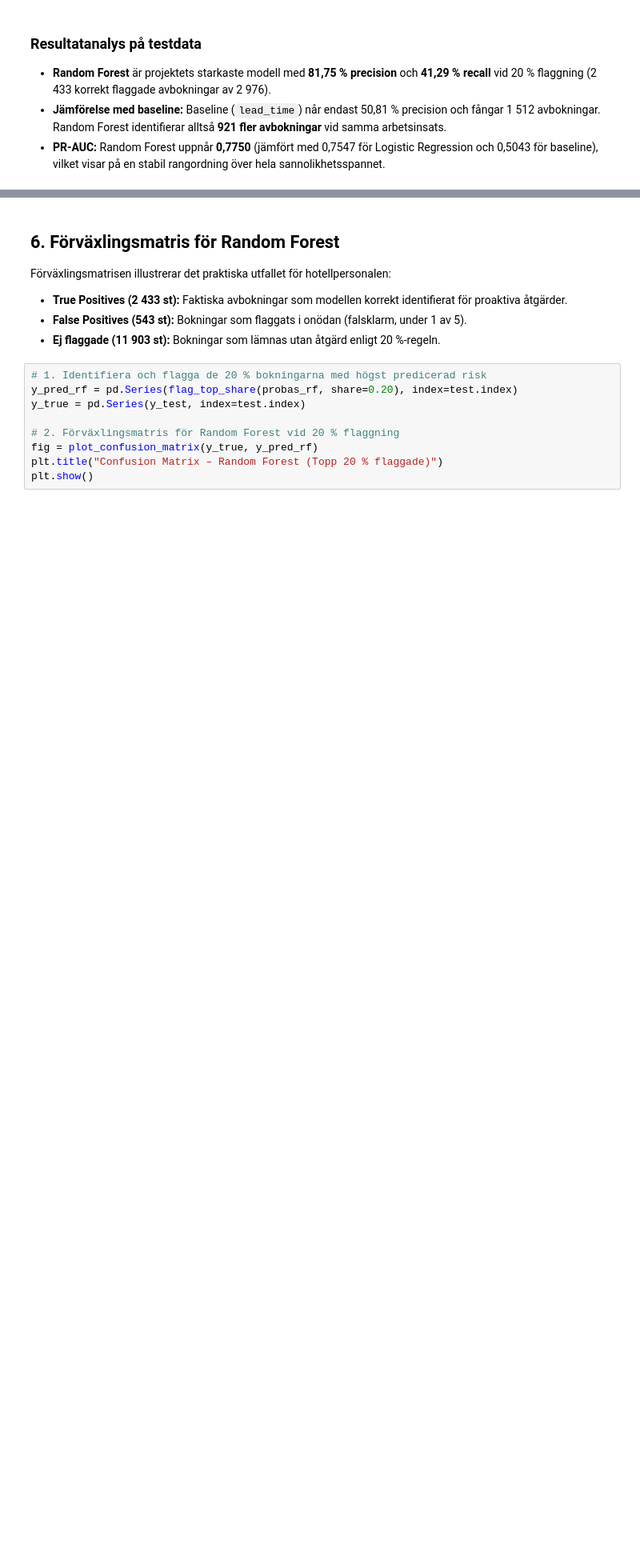
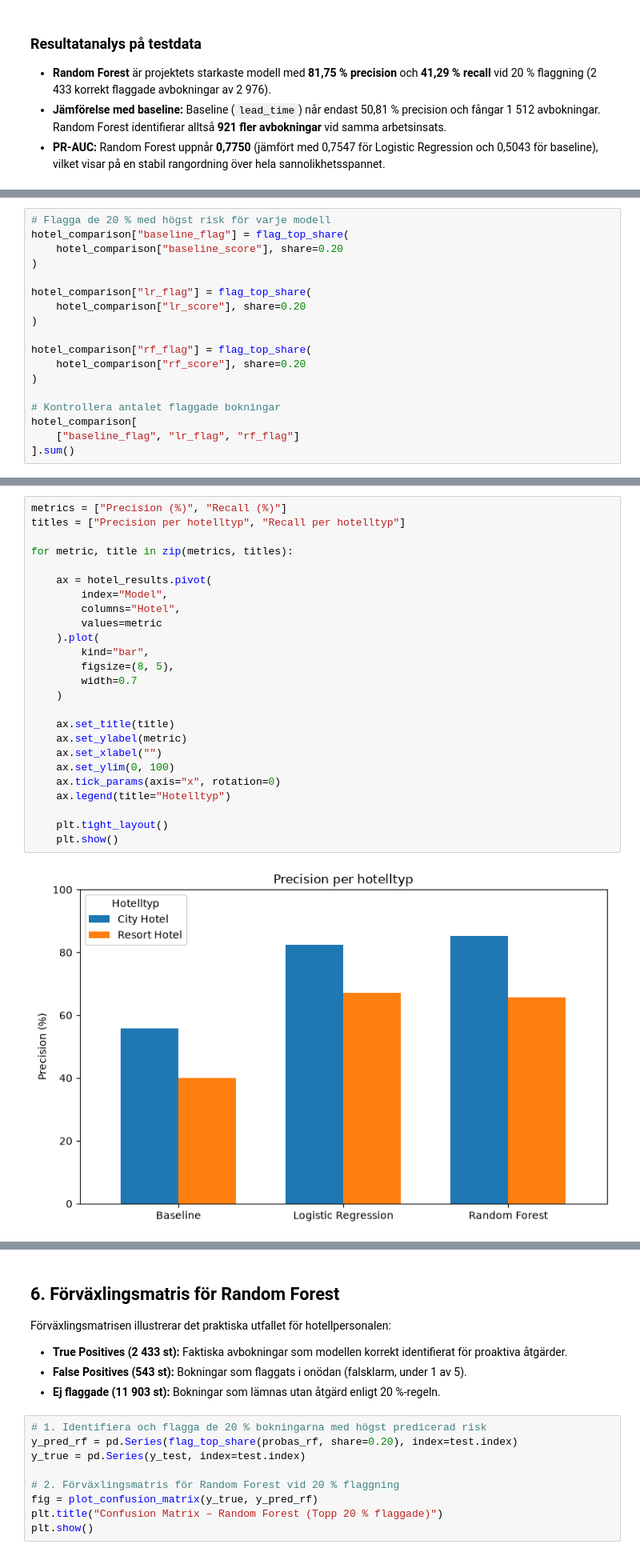
Before and after one commit to Shara-Hysen/data-science-group-project, a Jupyter notebook: notebooks/02_demonstration.ipynb, the cells around one changed output, grey strips where cells are left out. Shown at 80% size. Saved outputs shown, nothing was run; the diff lists cells and outputs as text; blank space fills up the shorter version.

Commit message:
Lägg till hotelljämförelse i demonstrationsnotebooken

```diff
--- a/notebooks/02_demonstration.ipynb
+++ b/notebooks/02_demonstration.ipynb
@@ -175,0 +210,18 @@ plot_pr_curve(y_test, test_predictions)
+# %%
+# Flagga de 20 % med högst risk för varje modell
+hotel_comparison["baseline_flag"] = flag_top_share(
+    hotel_comparison["baseline_score"], share=0.20
+)
+
+hotel_comparison["lr_flag"] = flag_top_share(
+    hotel_comparison["lr_score"], share=0.20
+)
+
+hotel_comparison["rf_flag"] = flag_top_share(
+    hotel_comparison["rf_score"], share=0.20
+)
+
+# Kontrollera antalet flaggade bokningar
+hotel_comparison[
+    ["baseline_flag", "lr_flag", "rf_flag"]
+].sum()
@@ -175,0 +276,27 @@ plot_pr_curve(y_test, test_predictions)
+# %%
+metrics = ["Precision (%)", "Recall (%)"]
+titles = ["Precision per hotelltyp", "Recall per hotelltyp"]
+
+for metric, title in zip(metrics, titles):
+
+    ax = hotel_results.pivot(
+        index="Model",
+        columns="Hotel",
+        values=metric
+    ).plot(
+        kind="bar",
+        figsize=(8, 5),
+        width=0.7
+    )
+
+    ax.set_title(title)
+    ax.set_ylabel(metric)
+    ax.set_xlabel("")
+    ax.set_ylim(0, 100)
+    ax.tick_params(axis="x", rotation=0)
+    ax.legend(title="Hotelltyp")
+
+    plt.tight_layout()
+    plt.show()
+# %% [output]
+[figure, added]
```
Also changed, not shown: parts of 13 cells of this notebook, 1 other file.
